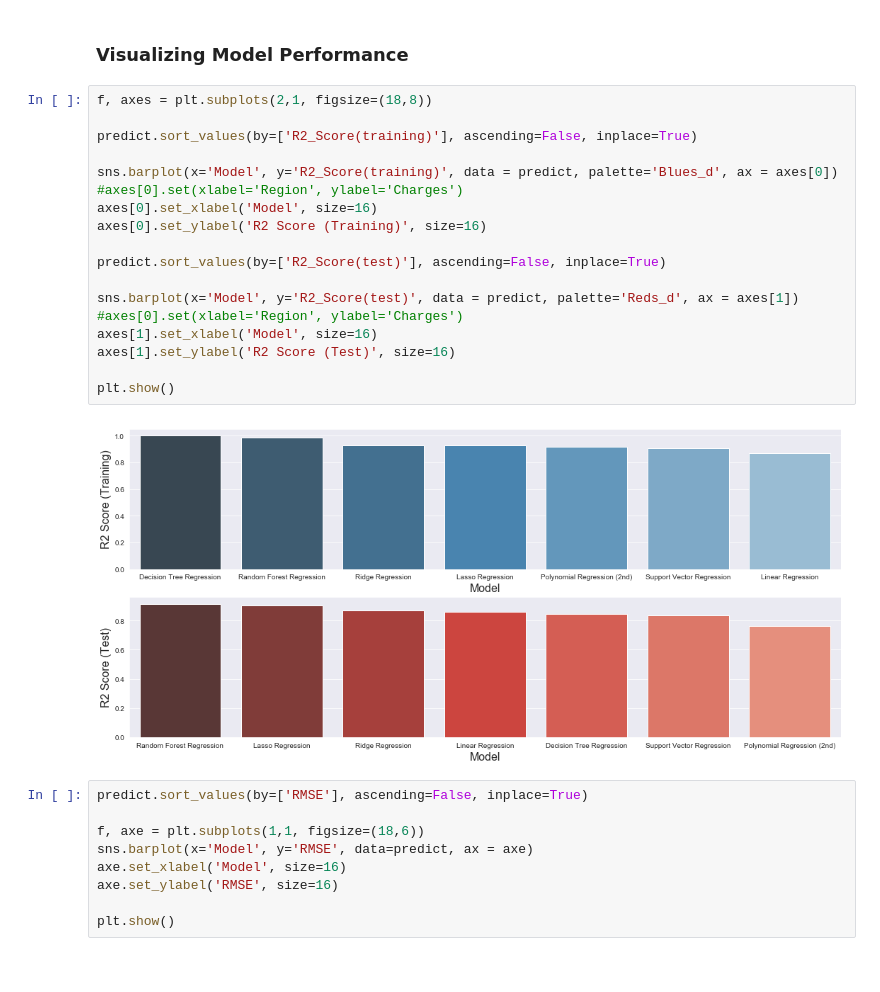
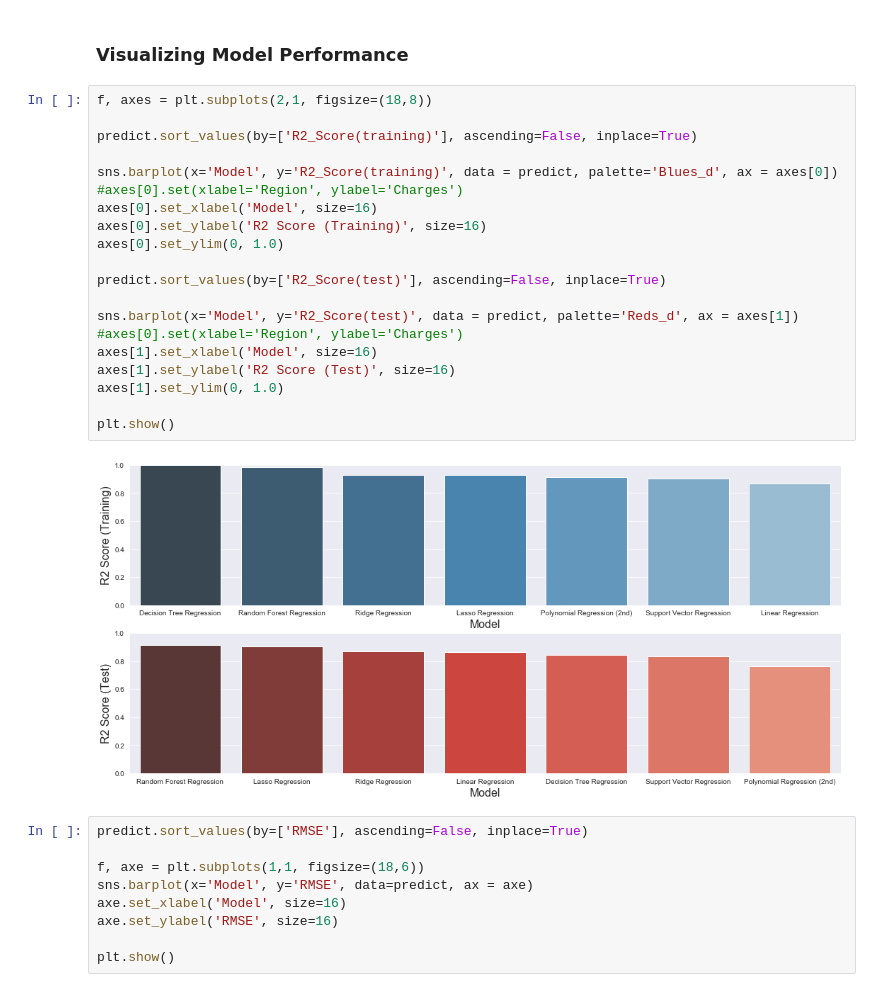
Before and after one commit to tolgahancepel/Comparative-Study-on-Machine-Learning-Algorithms, a Jupyter notebook: src/2-ToyotaCorolla/toyota-corolla-notebook.ipynb, the cells around one changed output. Cells and saved outputs as stored; diff of their text form.

Commit message:
updated ylim

```diff
--- a/src/2-ToyotaCorolla/toyota-corolla-notebook.ipynb
+++ b/src/2-ToyotaCorolla/toyota-corolla-notebook.ipynb
@@ -576,23 +576,25 @@ predict
 # %%
 f, axes = plt.subplots(2,1, figsize=(18,8))
 
 predict.sort_values(by=['R2_Score(training)'], ascending=False, inplace=True)
 
 sns.barplot(x='Model', y='R2_Score(training)', data = predict, palette='Blues_d', ax = axes[0])
 #axes[0].set(xlabel='Region', ylabel='Charges')
 axes[0].set_xlabel('Model', size=16)
 axes[0].set_ylabel('R2 Score (Training)', size=16)
+axes[0].set_ylim(0, 1.0)
 
 predict.sort_values(by=['R2_Score(test)'], ascending=False, inplace=True)
 
 sns.barplot(x='Model', y='R2_Score(test)', data = predict, palette='Reds_d', ax = axes[1])
 #axes[0].set(xlabel='Region', ylabel='Charges')
 axes[1].set_xlabel('Model', size=16)
 axes[1].set_ylabel('R2 Score (Test)', size=16)
+axes[1].set_ylim(0, 1.0)
 
 plt.show()
 # %% [output]
-[figure, old version]
+[figure, new version]
 # %%
 predict.sort_values(by=['RMSE'], ascending=False, inplace=True)
 
```
Also changed, not shown: 1 other file.
